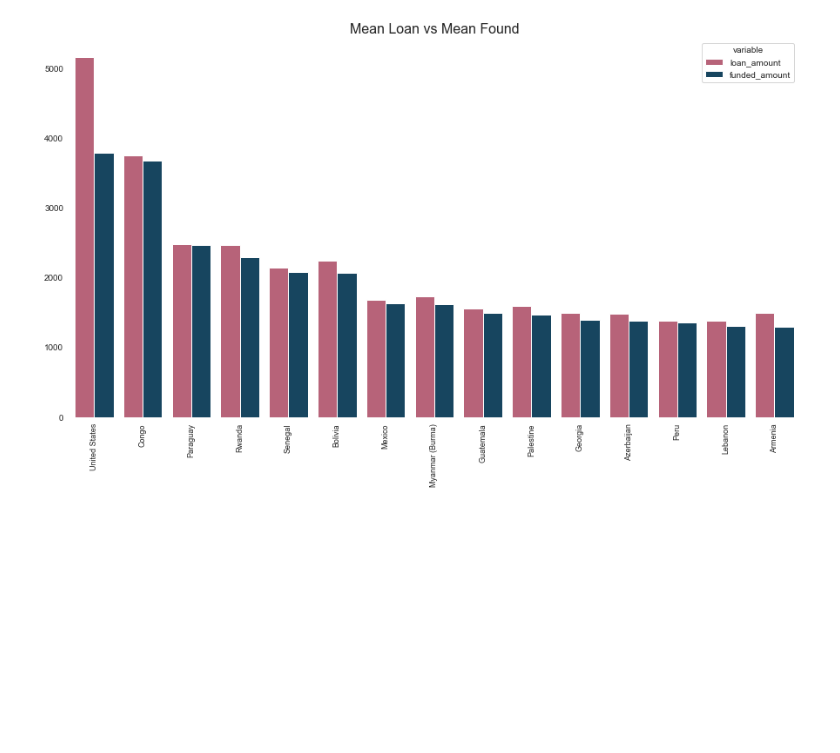
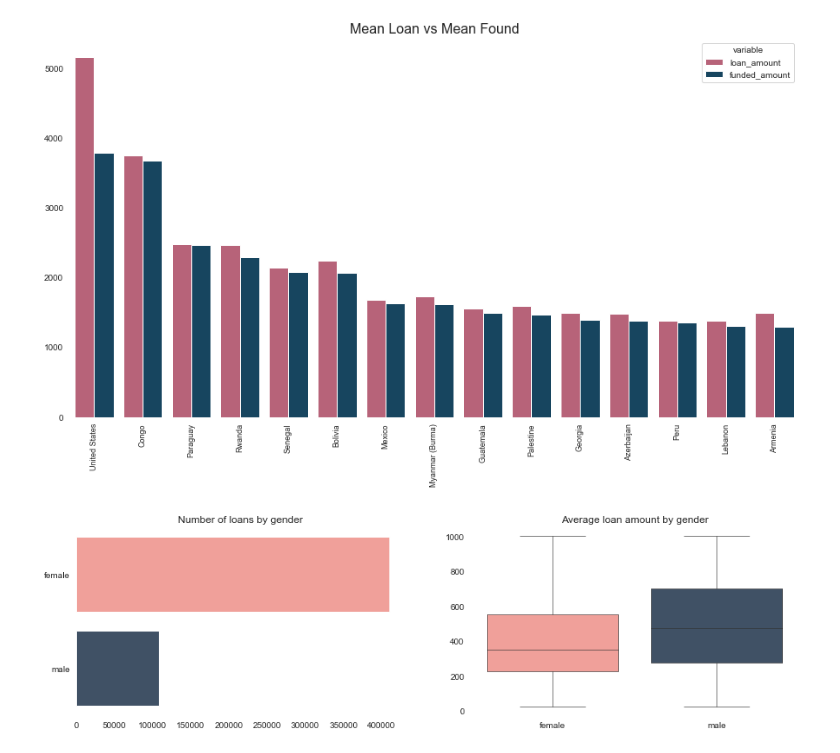
Before and after one commit to JakubPluta/EDA-ML, a Jupyter notebook: Kiva Crowdfunding EDA.ipynb, the cells around one changed output. Saved outputs shown, nothing was run; the diff lists cells and outputs as text; code cells hidden in the pictures; blank space fills up the shorter version.

```diff
--- a/Kiva Crowdfunding EDA.ipynb
+++ b/Kiva Crowdfunding EDA.ipynb
@@ -22,6 +22,7 @@ kiva_loc = pd.read_csv(r"Kiva\kiva_mpi_region_locations.csv")
 # %%
 print('Kiva Shape: ',kiva.shape,'\n')
 kiva = kiva.replace('The Democratic Republic of the Congo','Congo')
+kiva['sex']=pd.DataFrame(kiva['borrower_genders'].astype(str).str.split(',').tolist())[0]
 # %% [output]
 Kiva Shape:  (671205, 20)
 # %%
@@ -196,3 +198,18 @@ plt.ylabel('');
 plt.title('Mean Loan vs Mean Found',fontsize=16);
 # %% [output]
 [figure]
+# %%
+f,ax = plt.subplots(1,2,figsize=(15,4))
+a1 = sns.boxplot(y='loan_amount',x='sex',data=kiva[(kiva['sex'].isin(['male','female']))&(kiva['loan_amount']<=1000)],
+            palette=['#FE938C','#3A506B'],ax=ax[1],linewidth=0.6)
+a1.set_xlabel('');
+a1.set_ylabel('');
+a2 = sns.countplot(y='sex',data=kiva[(kiva['sex'].isin(['male','female']))&(kiva['loan_amount']<=1000)],
+                   palette=['#FE938C','#3A506B'],ax=ax[0])
+a2.set_xlabel('');
+a2.set_ylabel('');
+sns.despine(top=True, right=True, left=True, bottom=True, offset=None)
+a2.set_title('Number of loans by gender',fontsize=12);
+a1.set_title('Average loan amount by gender',fontsize=12);
+# %% [output]
+[figure, added]
```
Also changed, not shown: parts of 2 cells of this notebook.
